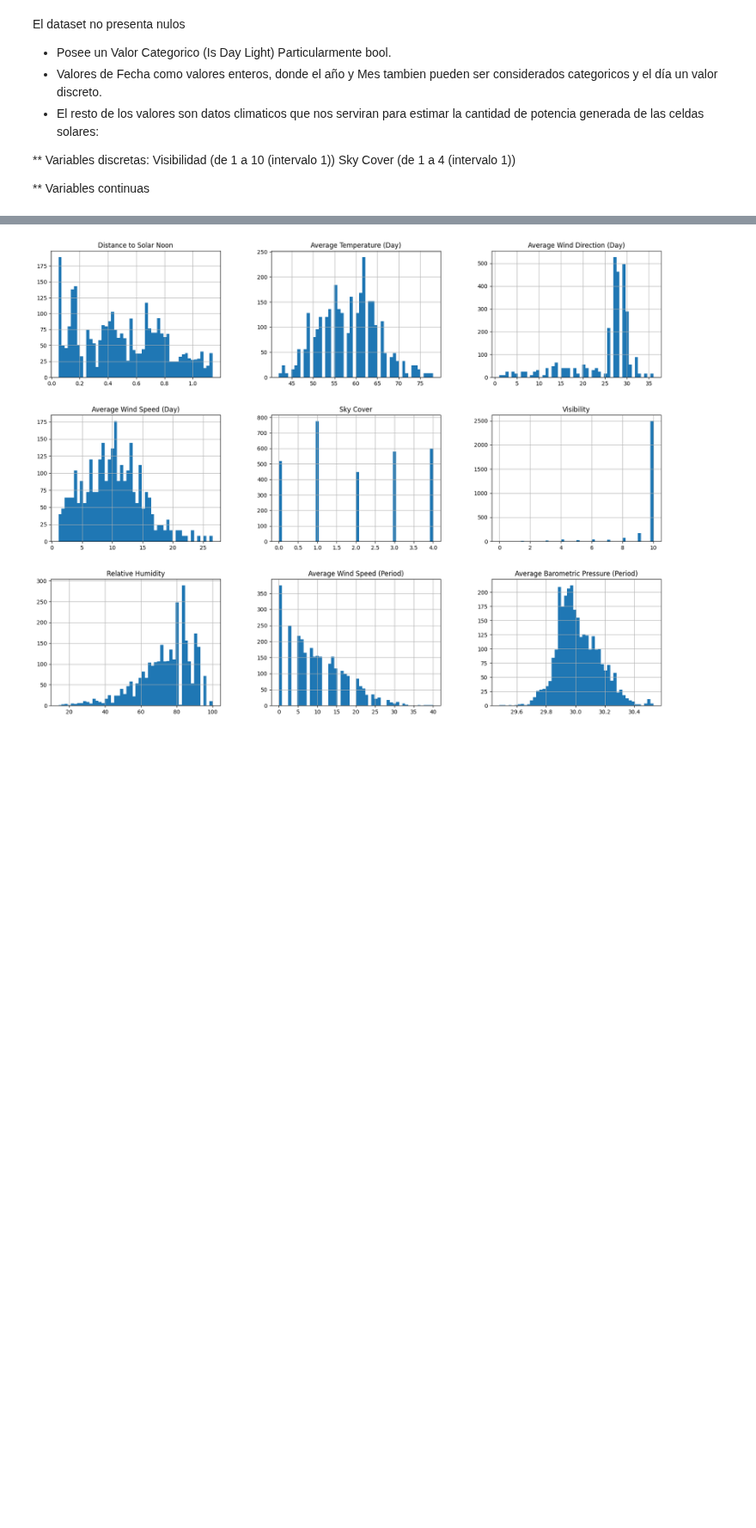
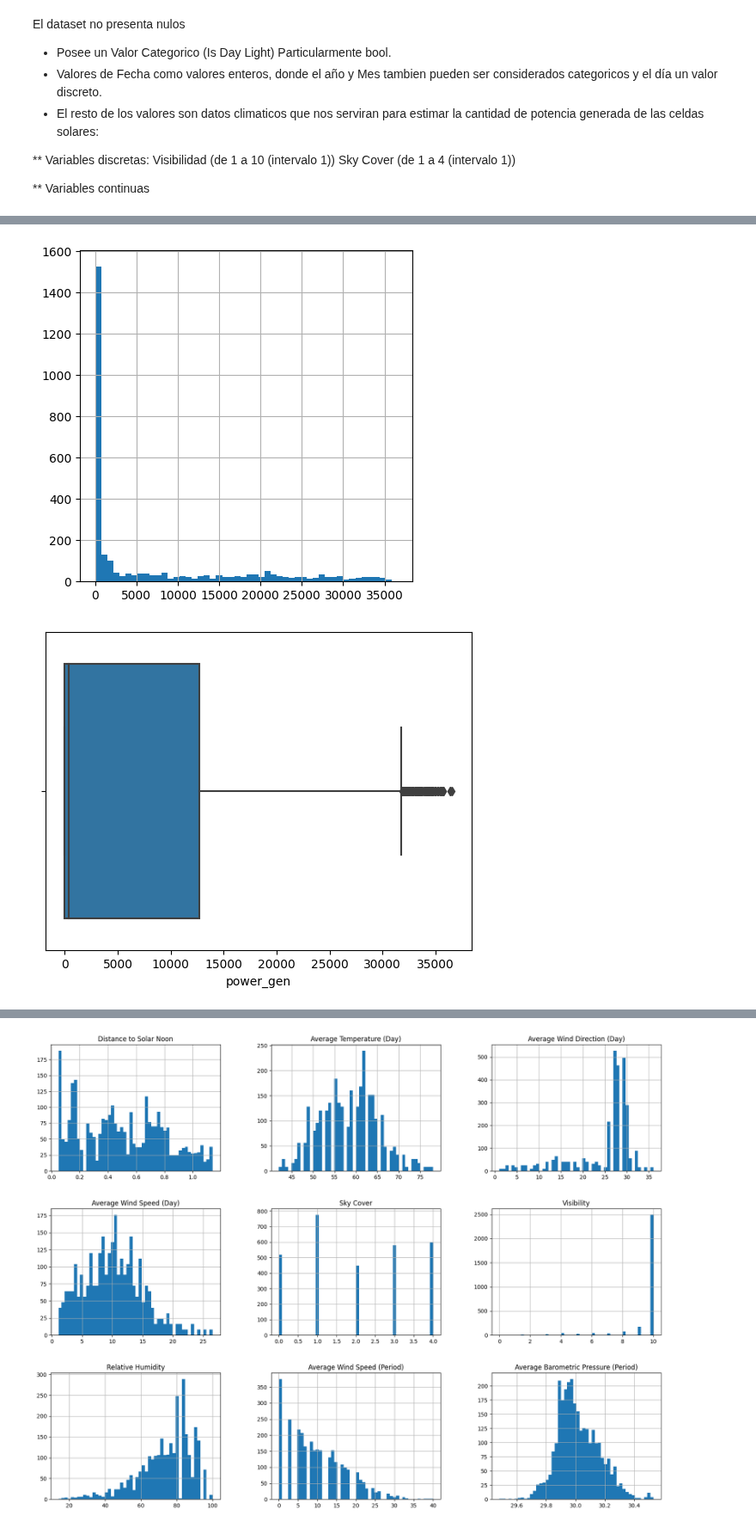
Before and after one commit to FernandoEzequiel/Coder, a Jupyter notebook: notebook/Entregas Coder/Visualizaciones_GarciaGonzalez.ipynb, the cells around one changed output, grey strips where cells are left out. Shown at 86% size. Drawn from its saved outputs; the diff is of its cells as text; code cells hidden in the pictures; blank space fills up the shorter version.

```diff
--- a/notebook/Entregas Coder/Visualizaciones_GarciaGonzalez.ipynb
+++ b/notebook/Entregas Coder/Visualizaciones_GarciaGonzalez.ipynb
@@ -100,0 +108,25 @@ df_DataSet2.iloc[:,6:16].describe().T
+# %%
+# estudiamos la distribución de la potencia generada (histograma) y su evolución en el tiempo
+df_DataSet2.loc[:,'power_gen'].hist(bins=50,figsize=(5,5))
+plt.show()
+
+#sns.set_theme(style="ticks", palette="pastel")
+sns.boxplot(x=df_DataSet2["power_gen"])
+
+# Barplot
+#sns.barplot(x="Year", y="Relative Humidity", hue="Is Daylight", data=df_DataSet2)
+g = sns.catplot(
+    data=df_DataSet2, kind="bar",
+    x="year", y="power_gen", hue="is_daylight",
+    errorbar="sd", palette="dark", alpha=.6, height=6
+)
+g.despine(left=True)
+g.set_axis_labels("", "Potencia Generada")
+g.legend.set_title("Hay luz solar?")
+
+# Draw a nested boxplot to show bills by day and time
+#sns.boxplot(x="df_DataSet2.index", y="Power Generated", hue="Year", palette=["m", "g"], data=df_DataSet2)
+#sns.despine(offset=10, trim=True)
+# %% [output]
+[figure, added]
+[figure, added]
```
Also changed, not shown: parts of 8 cells of this notebook, 1 other file.
